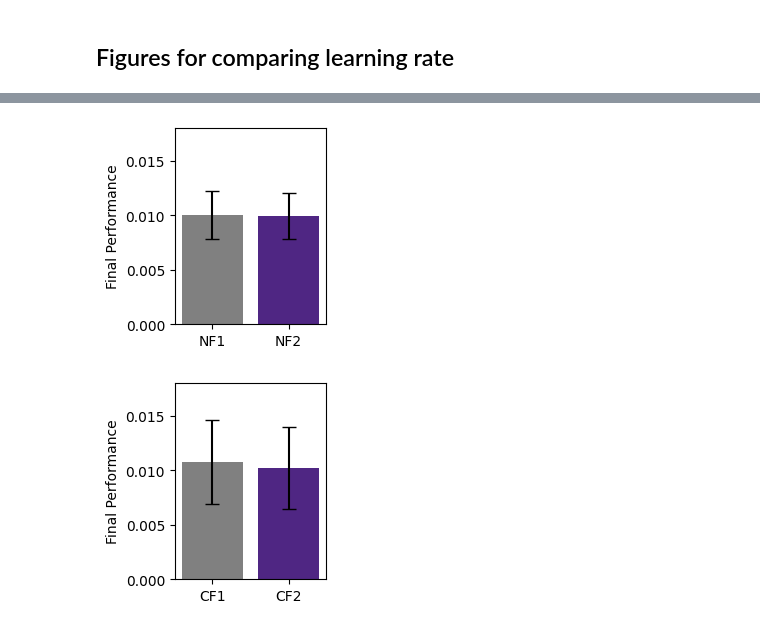
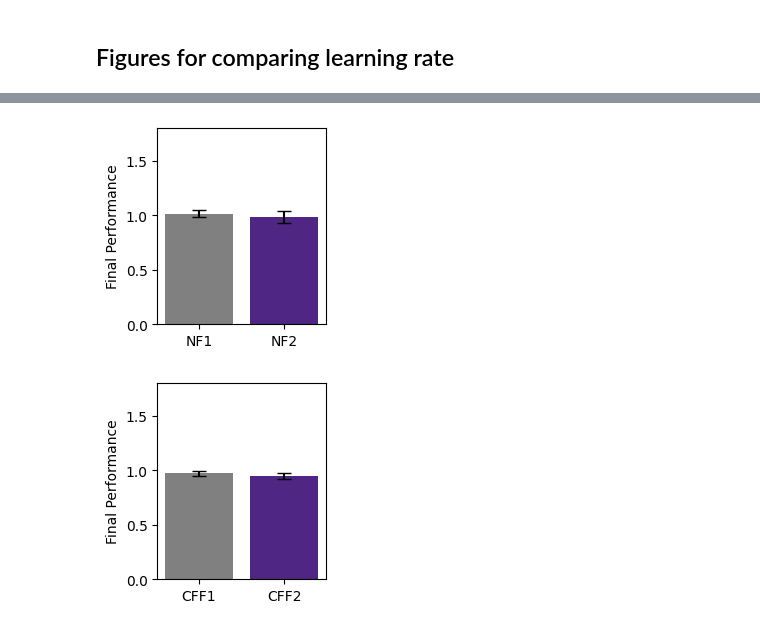
Before and after one commit to shruthisundar123/forceFieldAdaptation, a Jupyter notebook: posterDetails.ipynb, the cells around one changed output, grey strips where cells are left out. Drawn from its saved outputs; the diff is of its cells as text; code cells hidden in the pictures.

```diff
--- a/posterDetails.ipynb
+++ b/posterDetails.ipynb
@@ -4,7 +4,7 @@
 ## Load participant 7 (will be our sample)
 import numpy as np
 
-participantNumber = 7
+participantNumber = 10
 
 endOfFileName = "_" + str(participantNumber) + ".npy"
 resultsNF1 = np.load("save_NF1/cartesian_position" + endOfFileName)
@@ -293,20 +410,15 @@ plt.savefig("figures/rateCFFbar")
 # extract first 5% for each curve
 import numpy as np
 
-finalMaxNF1 = maxNF1[:, -20:]
-finalMaxCF1 = maxCF1[:, -20:]
-finalMaxNF2 = maxNF2[:, -20:]
-finalMaxCF2 = maxCF2[:, -20:]
+finalMaxNF1 = maxNF1[:, -10:]
+finalMaxCF1 = maxCF1[:, -10:]
+finalMaxNF2 = maxNF2[:, -10:]
+finalMaxCF2 = maxCF2[:, -10:]
 
-finalPerParticipantNF1 = np.mean(finalMaxNF1, axis=0)
-finalPerParticipantCF1 = np.mean(finalMaxCF1, axis=0)
-finalPerParticipantNF2 = np.mean(finalMaxNF2, axis=0)
-finalPerParticipantCF2 = np.mean(finalMaxCF2, axis=0)
-
-# avgMaxNF1 = np.mean(initialMaxNF1) # averaging the first 20 trials for each participant, and averaging all participants
-# avgMaxCF1 = np.mean(initialMaxCF1)
-# avgMaxNF2 = np.mean(initialMaxNF2)
-# avgMaxCF2 = np.mean(initialMaxCF2)
+finalPerParticipantNF1 = np.mean(finalMaxNF1, axis=1)
+finalPerParticipantCF1 = np.mean(finalMaxCF1, axis=1)
+finalPerParticipantNF2 = np.mean(finalMaxNF2, axis=1)
+finalPerParticipantCF2 = np.mean(finalMaxCF2, axis=1)
 
 avgMaxNF1 = np.mean(finalPerParticipantNF1) # averaging the first 20 trials for each participant, and averaging all participants
 avgMaxCF1 = np.mean(finalPerParticipantCF1)
@@ -334,26 +446,26 @@ CFF P value:  0.010317993294195795
 # %%
 import matplotlib.pyplot as plt
 
 colors = ["grey", "#4F2683"]
 
 plt.figure(figsize=(2.5, 2.5)).set_tight_layout(True)
 x_axis = ['NF1', 'NF2']
 y_axis = [avgMaxNF1, avgMaxNF2]
-yerror = [np.std(finalPerParticipantNF1), np.std(finalPerParticipantNF2)]
+yerror = [(np.std(finalPerParticipantNF1)/np.sqrt(np.size(finalPerParticipantNF1))), (np.std(finalPerParticipantNF2)/np.sqrt(np.size(finalPerParticipantNF2)))]
 plt.bar(x_axis, y_axis, color=colors, yerr = yerror, capsize=5)
 #plt.errorbar(x_axis, y_axis, yerror)
-plt.ylabel("Final Performance")
-plt.ylim([0, 0.018])
+plt.ylabel("Final Max Deviation (cm)")
+plt.ylim([0, 1.8])
 plt.savefig("figures/finalNFbar")
 
 plt.figure(figsize=(2.5, 2.5)).set_tight_layout(True)
-x_axis = ['CF1', 'CF2']
+x_axis = ['CFF1', 'CFF2']
 y_axis = [avgMaxCF1, avgMaxCF2]
-yerror = [np.std(finalPerParticipantCF1), np.std(finalPerParticipantCF2)]
+yerror = [(np.std(finalPerParticipantCF1)/np.sqrt(np.size(finalPerParticipantCF1))), (np.std(finalPerParticipantCF2)/np.sqrt(np.size(finalPerParticipantCF2)))]
 plt.bar(x_axis, y_axis, color=colors, yerr = yerror, capsize=5)
-plt.ylabel("Final Performance")
-plt.ylim([0, 0.018])
+plt.ylabel("Final Max Deviation (cm)")
+plt.ylim([0, 1.8])
 plt.savefig("figures/finalCFFbar")
 # %% [output]
-[figure, old version]
+[figure, new version]
-[figure, old version]
+[figure, new version]
```
Also changed, not shown: parts of 19 cells of this notebook, 35 other files.
